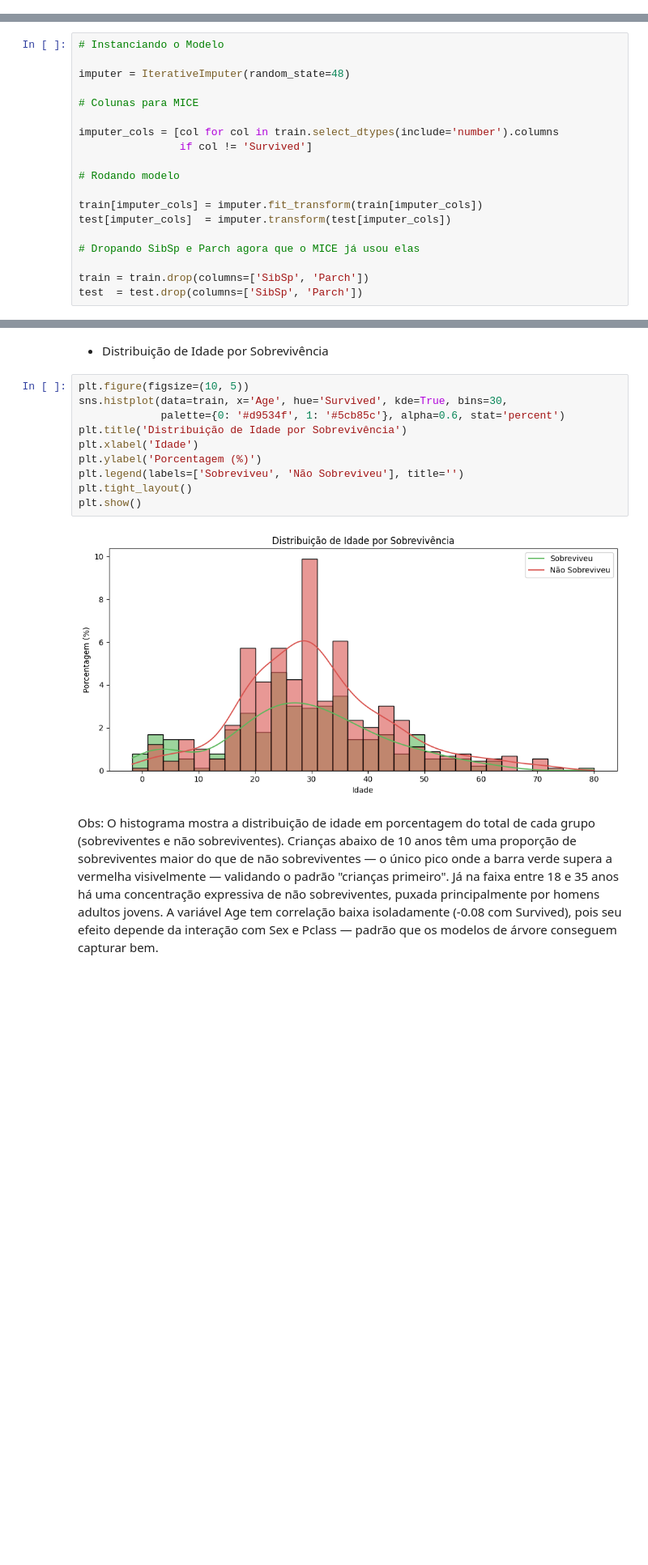
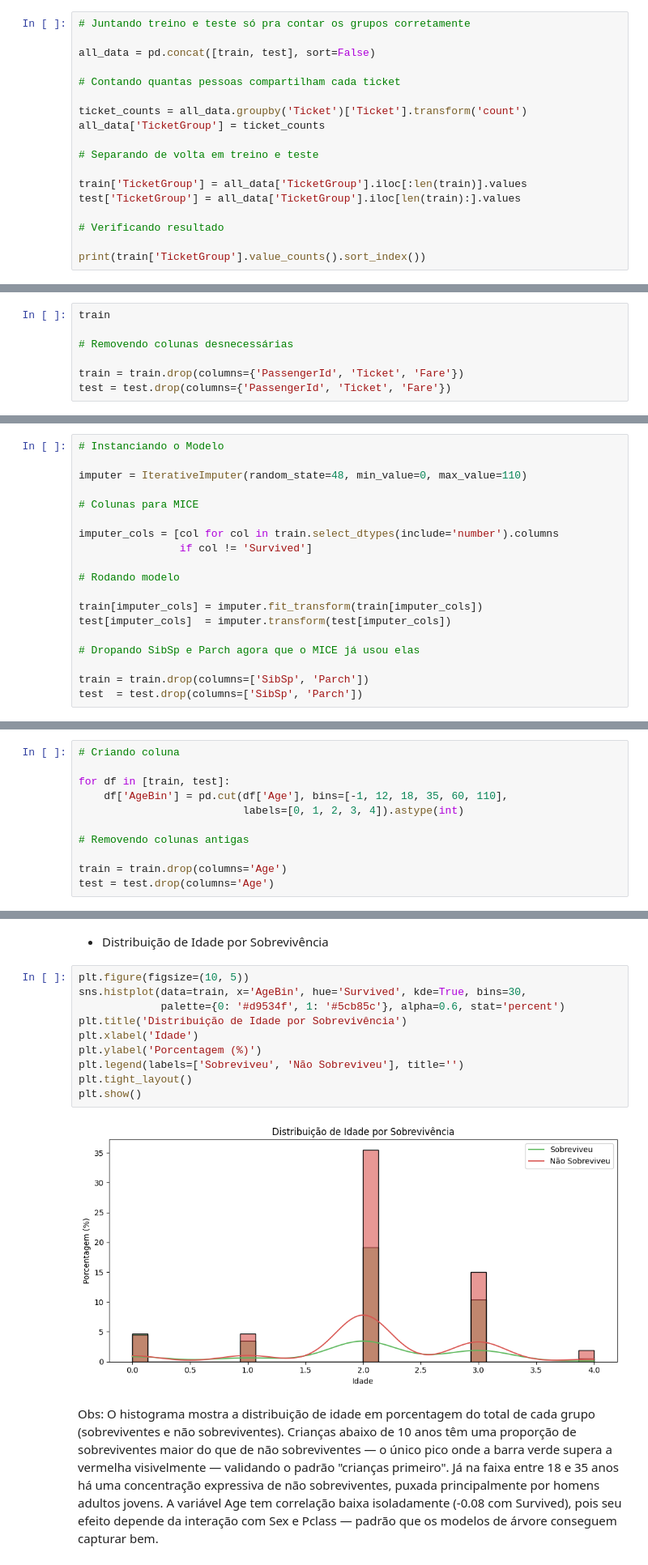
Before and after one commit to MiguellMAC/EBAC.DATA_SCIENCE, a Jupyter notebook: Atividade_Cap41/Titanic_Kaggle.ipynb, the cells around one changed output, grey strips where cells are left out. Shown at 81% size. Saved outputs shown, nothing was run; the diff lists cells and outputs as text; blank space fills up the shorter version.

```diff
--- a/Atividade_Cap41/Titanic_Kaggle.ipynb
+++ b/Atividade_Cap41/Titanic_Kaggle.ipynb
@@ -446,0 +438,18 @@ for df in [train, test]:
+# %%
+# Juntando treino e teste só pra contar os grupos corretamente
+
+all_data = pd.concat([train, test], sort=False)
+
+# Contando quantas pessoas compartilham cada ticket
+
+ticket_counts = all_data.groupby('Ticket')['Ticket'].transform('count')
+all_data['TicketGroup'] = ticket_counts
+
+# Separando de volta em treino e teste
+
+train['TicketGroup'] = all_data['TicketGroup'].iloc[:len(train)].values
+test['TicketGroup'] = all_data['TicketGroup'].iloc[len(train):].values
+
+# Verificando resultado
+
+print(train['TicketGroup'].value_counts().sort_index())
@@ -447 +477,8 @@ for df in [train, test]:
+# %%
+train
+
+# Removendo colunas desnecessárias
+
+train = train.drop(columns={'PassengerId', 'Ticket', 'Fare'})
+test = test.drop(columns={'PassengerId', 'Ticket', 'Fare'})
 # %% [markdown]
@@ -474,7 +511,7 @@ Essas variáveis em conjunto, junto com o resto dos dados fornecem ao modelo de
 # %%
 # Instanciando o Modelo
 
-imputer = IterativeImputer(random_state=48)
+imputer = IterativeImputer(random_state=48, min_value=0, max_value=110)
 
 # Colunas para MICE
 
@@ -495,3 +534,14 @@ Obs: Após rodar o modelo para predição dos valores nulos de idade, resolvi re
+# %%
+# Criando coluna
+
+for df in [train, test]:
+    df['AgeBin'] = pd.cut(df['Age'], bins=[-1, 12, 18, 35, 60, 110],
+                          labels=[0, 1, 2, 3, 4]).astype(int)
+
+# Removendo colunas antigas
+
+train = train.drop(columns='Age')
+test = test.drop(columns='Age')
 # %% [markdown]
 - Verificando resultados
 # %%
@@ -608,16 +658,16 @@ Obs: A classe socioeconômica teve impacto decisivo na sobrevivência. A 3ª cla
 - Distribuição de Idade por Sobrevivência
 # %%
 plt.figure(figsize=(10, 5))
-sns.histplot(data=train, x='Age', hue='Survived', kde=True, bins=30,
+sns.histplot(data=train, x='AgeBin', hue='Survived', kde=True, bins=30,
              palette={0: '#d9534f', 1: '#5cb85c'}, alpha=0.6, stat='percent')
 plt.title('Distribuição de Idade por Sobrevivência')
 plt.xlabel('Idade')
 plt.ylabel('Porcentagem (%)')
 plt.legend(labels=['Sobreviveu', 'Não Sobreviveu'], title='')
 plt.tight_layout()
 plt.show()
 # %% [output]
-[figure, old version]
+[figure, new version]
 # %% [markdown]
 Obs: O histograma mostra a distribuição de idade em porcentagem do total de cada grupo (sobreviventes e não sobreviventes). Crianças abaixo de 10 anos têm uma proporção de sobreviventes maior do que de não sobreviventes — o único pico onde a barra verde supera a vermelha visivelmente — validando o padrão "crianças primeiro". Já na faixa entre 18 e 35 anos há uma concentração expressiva de não sobreviventes, puxada principalmente por homens adultos jovens. A variável Age tem correlação baixa isoladamente (-0.08 com Survived), pois seu efeito depende da interação com Sex e Pclass — padrão que os modelos de árvore conseguem capturar bem.
 # %% [markdown]
```
Also changed, not shown: parts of 52 cells of this notebook, 2 other files.
